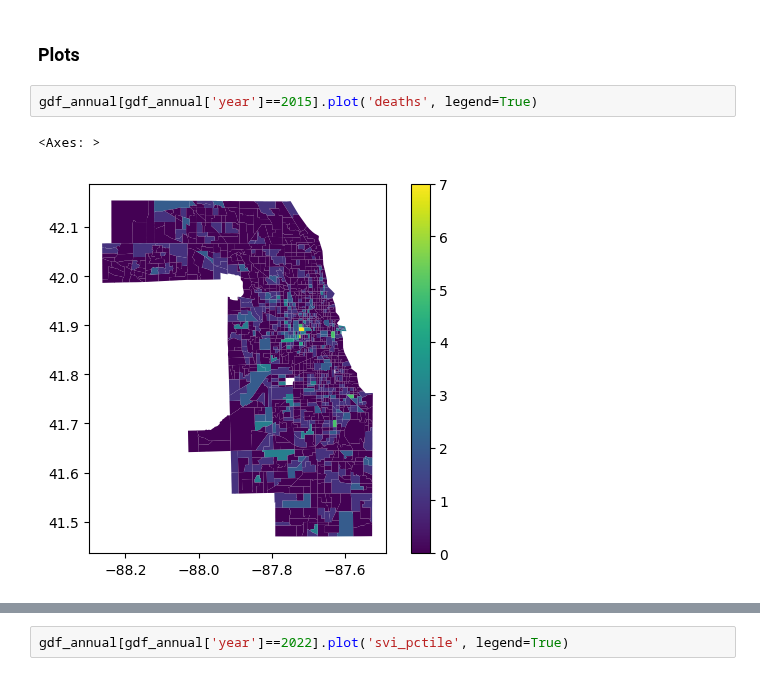
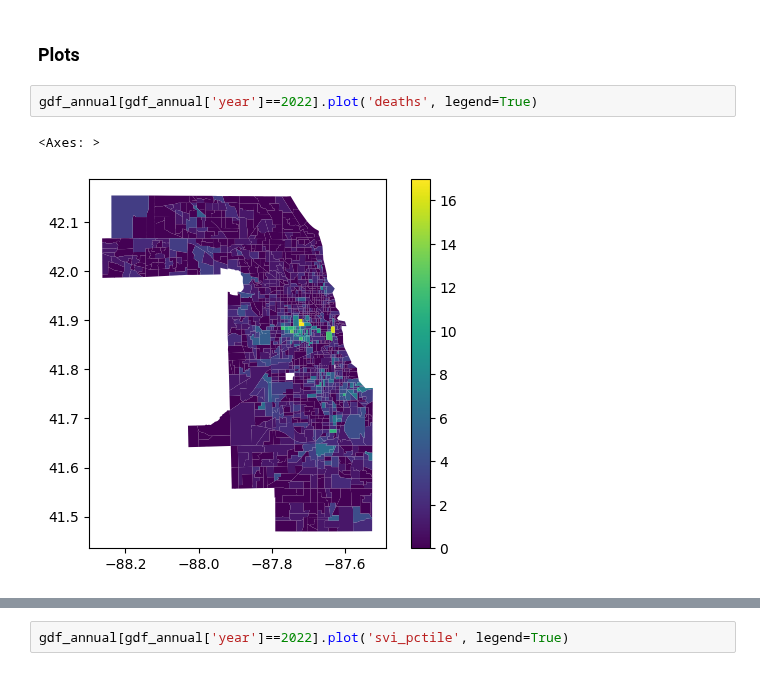
Before and after one commit to tufts-ml/opioid-overdose-models, a Jupyter notebook: cook-county/cook-county-summary-stats.ipynb, the cells around one changed output, grey strips where cells are left out. Drawn from its saved outputs; the diff is of its cells as text.

```diff
--- a/cook-county/cook-county-summary-stats.ipynb
+++ b/cook-county/cook-county-summary-stats.ipynb
@@ -323,7 +305,7 @@ Minimum Number of Deaths: 0
 # %% [markdown]
 ### Plots
 # %%
-gdf_annual[gdf_annual['year']==2015].plot('deaths', legend=True)
+gdf_annual[gdf_annual['year']==2022].plot('deaths', legend=True)
 # %% [output]
 <Axes: >
-[figure, old version]
+[figure, new version]
```
Also changed, not shown: parts of 2 cells of this notebook, 30 other files.
